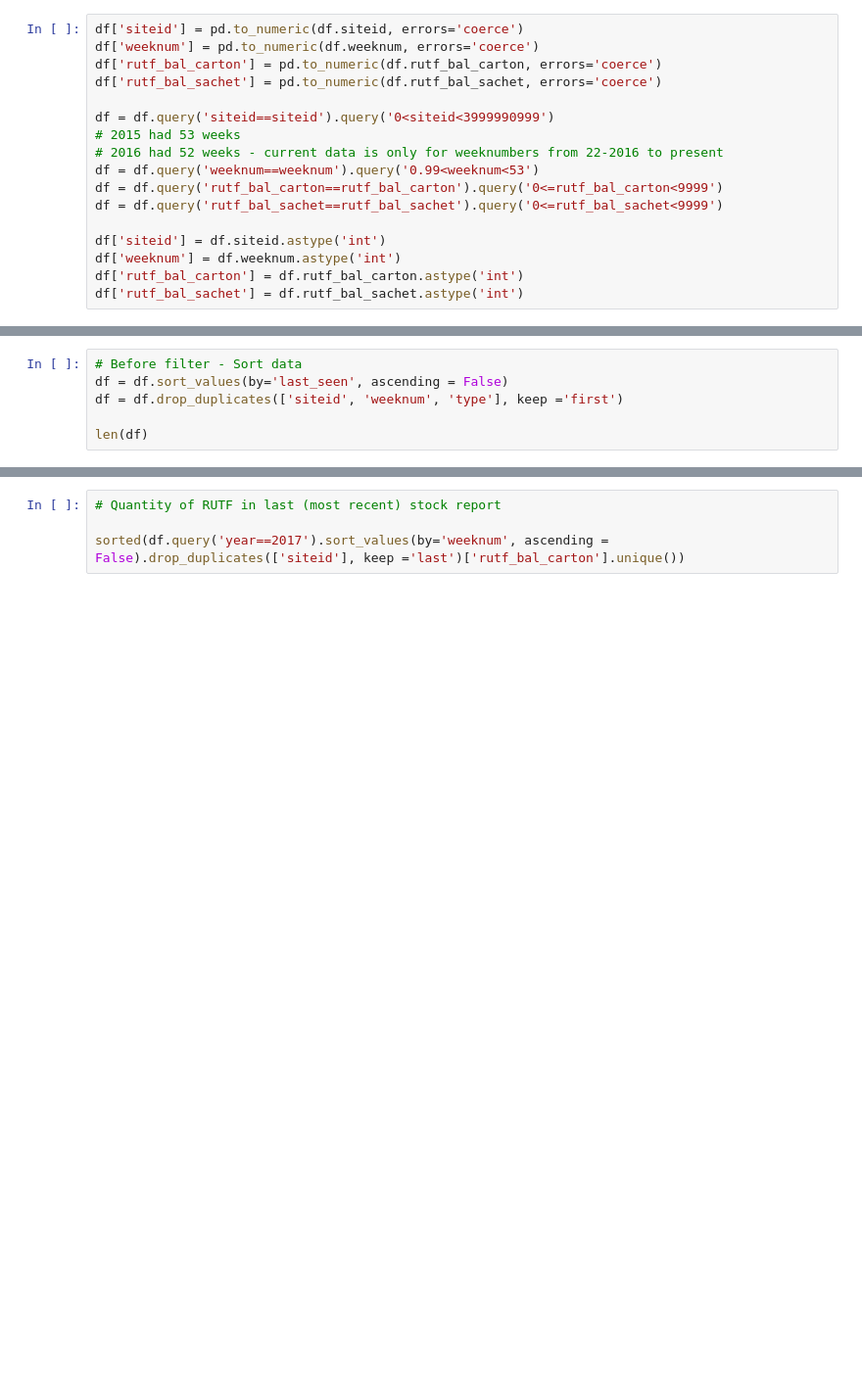
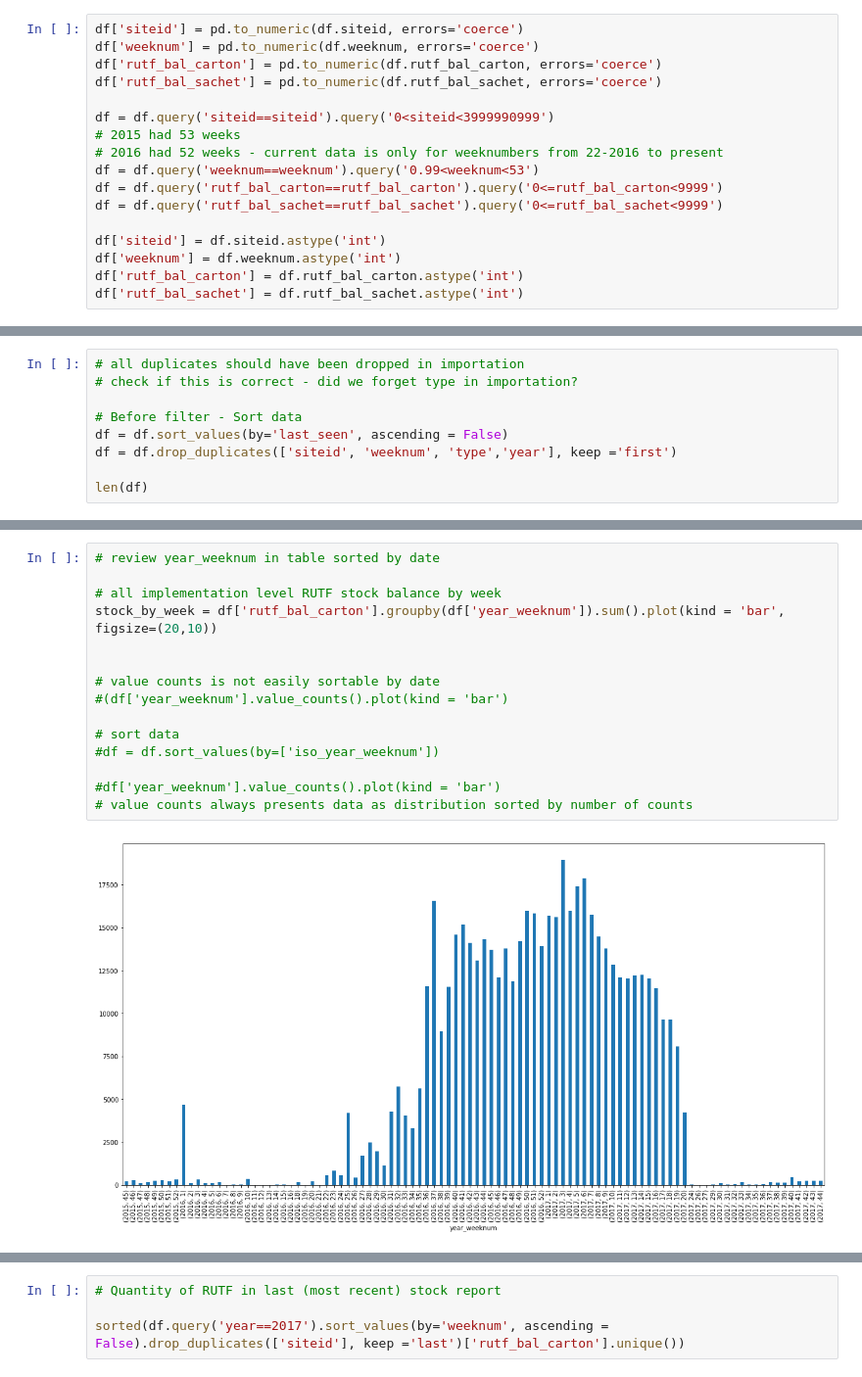
Before and after one commit to RobertJohnston/IMAM, a Jupyter notebook: Stock Report.ipynb, the cells around one changed output, grey strips where cells are left out. Shown: that part at 98% size. Saved outputs shown, nothing was run; the diff lists cells and outputs as text; blank space fills up the shorter version.

```diff
--- a/Stock Report.ipynb
+++ b/Stock Report.ipynb
@@ -96,7 +92,10 @@ df = df.query('confirm=="Yes"')
 # %%
+# all duplicates should have been dropped in importation
+# check if this is correct - did we forget type in importation?
+
 # Before filter - Sort data
 df = df.sort_values(by='last_seen', ascending = False)
-df = df.drop_duplicates(['siteid', 'weeknum', 'type'], keep ='first')
+df = df.drop_duplicates(['siteid', 'weeknum', 'type','year'], keep ='first')
 
 len(df)
 # %% [output]
@@ -115,0 +152,17 @@ array(['17', '33', '35', '20', '16', '36', '2', '8', '21', '19', '18', '5',
+# %%
+# review year_weeknum in table sorted by date
+
+# all implementation level RUTF stock balance by week
+stock_by_week = df['rutf_bal_carton'].groupby(df['year_weeknum']).sum().plot(kind = 'bar', figsize=(20,10))
+
+
+# value counts is not easily sortable by date
+#(df['year_weeknum'].value_counts().plot(kind = 'bar')
+
+# sort data
+#df = df.sort_values(by=['iso_year_weeknum'])
+
+#df['year_weeknum'].value_counts().plot(kind = 'bar')
+# value counts always presents data as distribution sorted by number of counts
+# %% [output]
+[figure, added]
```
Also changed, not shown: parts of 29 cells of this notebook.
